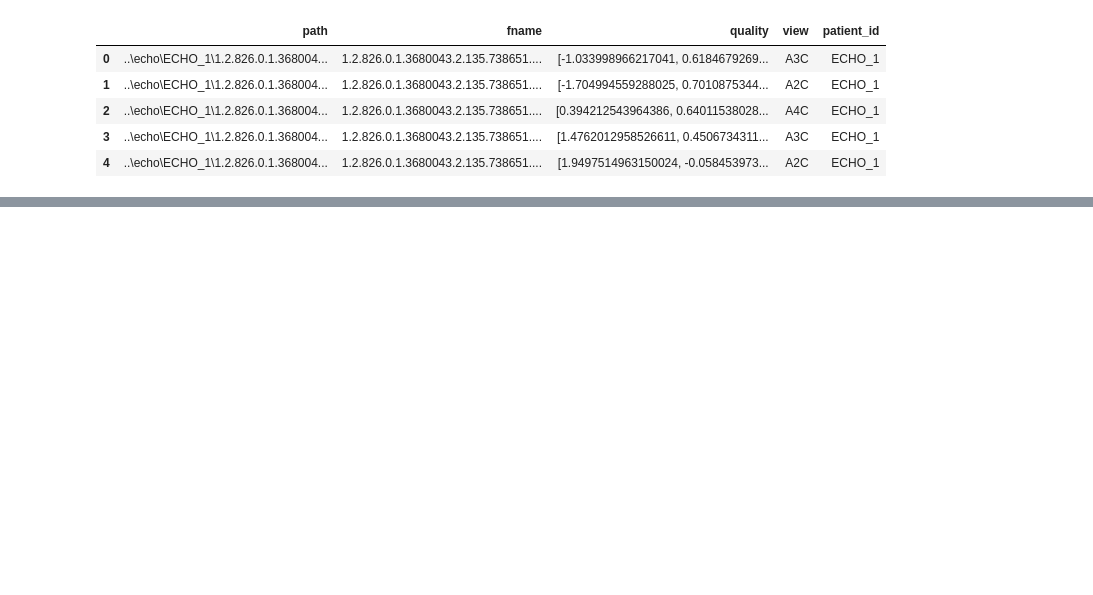
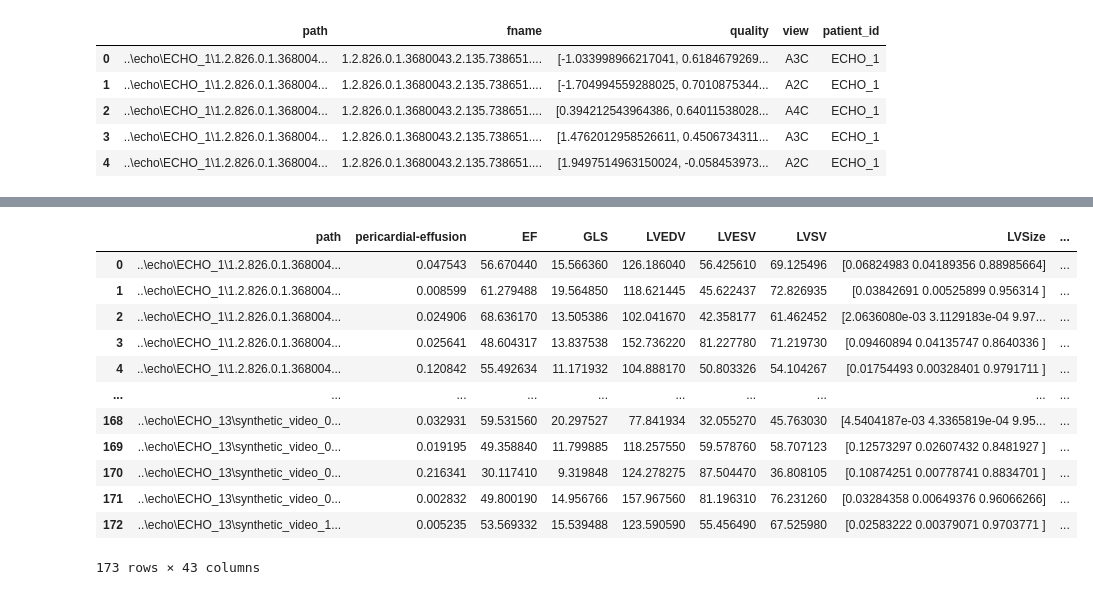
Before and after one commit to CardiovascularImagingVallHebron/EchoQuality, a Jupyter notebook: postprocess.ipynb, the cells around one changed output, grey strips where cells are left out. Cells and saved outputs as stored; diff of their text form; code cells hidden in the pictures; blank space fills up the shorter version.

```diff
--- a/postprocess.ipynb
+++ b/postprocess.ipynb
@@ -452 +577,17 @@ panecho_study.head()
+# %%
+panecho
+# %% [output]
+|  | path | pericardial-effusion | EF | GLS | LVEDV | LVESV | LVSV | LVSize | ... |
+| 0 | ..\echo\ECHO_1\1.2.826.0.1.368004... | 0.047543 | 56.670440 | 15.566360 | 126.186040 | 56.425610 | 69.125496 | [0.06824983 0.04189356 0.88985664] | ... |
+| 1 | ..\echo\ECHO_1\1.2.826.0.1.368004... | 0.008599 | 61.279488 | 19.564850 | 118.621445 | 45.622437 | 72.826935 | [0.03842691 0.00525899 0.956314 ] | ... |
+| 2 | ..\echo\ECHO_1\1.2.826.0.1.368004... | 0.024906 | 68.636170 | 13.505386 | 102.041670 | 42.358177 | 61.462452 | [2.0636080e-03 3.1129183e-04 9.97... | ... |
+| 3 | ..\echo\ECHO_1\1.2.826.0.1.368004... | 0.025641 | 48.604317 | 13.837538 | 152.736220 | 81.227780 | 71.219730 | [0.09460894 0.04135747 0.8640336 ] | ... |
+| 4 | ..\echo\ECHO_1\1.2.826.0.1.368004... | 0.120842 | 55.492634 | 11.171932 | 104.888170 | 50.803326 | 54.104267 | [0.01754493 0.00328401 0.9791711 ] | ... |
+| ... | ... | ... | ... | ... | ... | ... | ... | ... | ... |
+| 168 | ..\echo\ECHO_13\synthetic_video_0... | 0.032931 | 59.531560 | 20.297527 | 77.841934 | 32.055270 | 45.763030 | [4.5404187e-03 4.3365819e-04 9.95... | ... |
+| 169 | ..\echo\ECHO_13\synthetic_video_0... | 0.019195 | 49.358840 | 11.799885 | 118.257550 | 59.578760 | 58.707123 | [0.12573297 0.02607432 0.8481927 ] | ... |
+| 170 | ..\echo\ECHO_13\synthetic_video_0... | 0.216341 | 30.117410 | 9.319848 | 124.278275 | 87.504470 | 36.808105 | [0.10874251 0.00778741 0.8834701 ] | ... |
+| 171 | ..\echo\ECHO_13\synthetic_video_0... | 0.002832 | 49.800190 | 14.956766 | 157.967560 | 81.196310 | 76.231260 | [0.03284358 0.00649376 0.96066266] | ... |
+| 172 | ..\echo\ECHO_13\synthetic_video_1... | 0.005235 | 53.569332 | 15.539488 | 123.590590 | 55.456490 | 67.525980 | [0.02583222 0.00379071 0.9703771 ] | ... |
+173 rows × 43 columns
 # %% [markdown]
```
Also changed, not shown: parts of 22 cells of this notebook, 1 other file.
